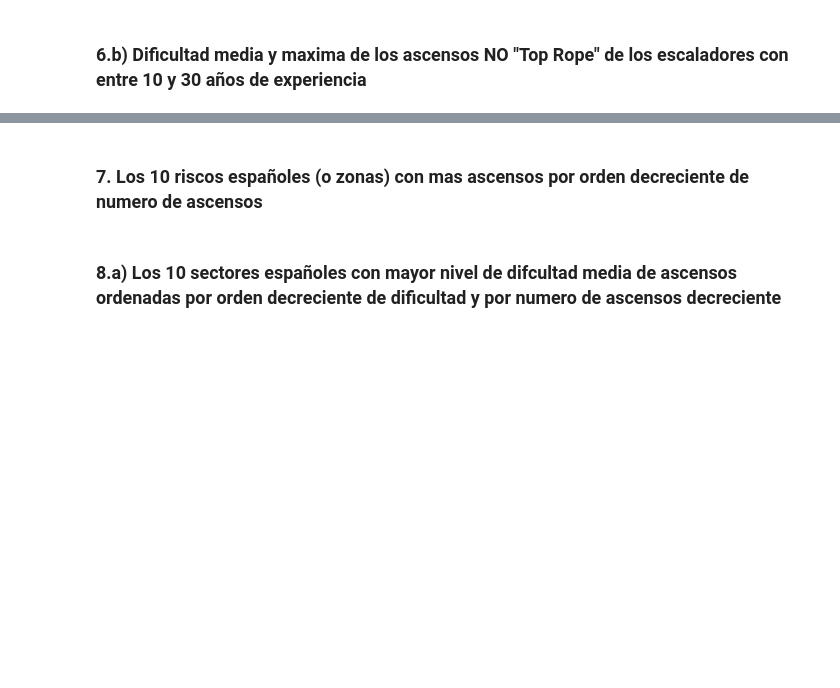
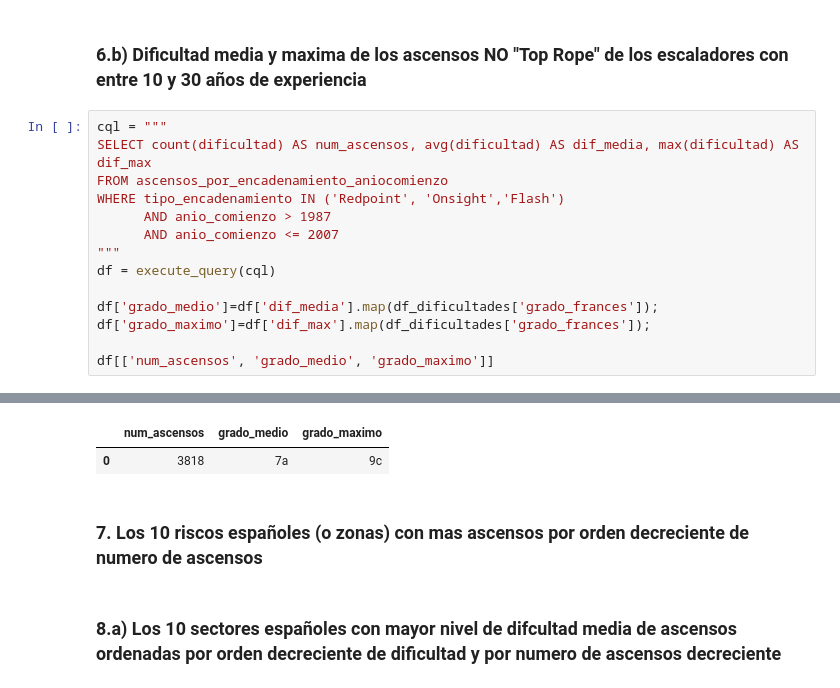
Before and after one commit to jmsanchezff/datahack_practica_bbdd, a Jupyter notebook: Cassandra.ipynb, the cells around one changed output, grey strips where cells are left out. Saved outputs shown, nothing was run; the diff lists cells and outputs as text; blank space fills up the shorter version.

```diff
--- a/Cassandra.ipynb
+++ b/Cassandra.ipynb
@@ -628,2 +750,17 @@ df[columnas]
 # %% [markdown]
 ### 6.b) Dificultad media y maxima de los ascensos NO "Top Rope" de los escaladores con entre 10 y 30 años de experiencia
+# %%
+cql = """
+SELECT count(dificultad) AS num_ascensos, avg(dificultad) AS dif_media, max(dificultad) AS dif_max
+FROM ascensos_por_encadenamiento_aniocomienzo
+WHERE tipo_encadenamiento IN ('Redpoint', 'Onsight','Flash')
+      AND anio_comienzo > 1987
+      AND anio_comienzo <= 2007
+"""
+df = execute_query(cql)
+
+df['grado_medio']=df['dif_media'].map(df_dificultades['grado_frances']);
+df['grado_maximo']=df['dif_max'].map(df_dificultades['grado_frances']);
+
+df[['num_ascensos', 'grado_medio', 'grado_maximo']]
+# %% [output]
@@ -630,3 +768,5 @@ df[columnas]
+|  | num_ascensos | grado_medio | grado_maximo |
+| 0 | 3818 | 7a | 9c |
 # %% [markdown]
 ### 7. Los 10 riscos españoles (o zonas) con mas ascensos por orden decreciente de numero de ascensos
 # %% [markdown]
```
Also changed, not shown: parts of 11 cells of this notebook.
